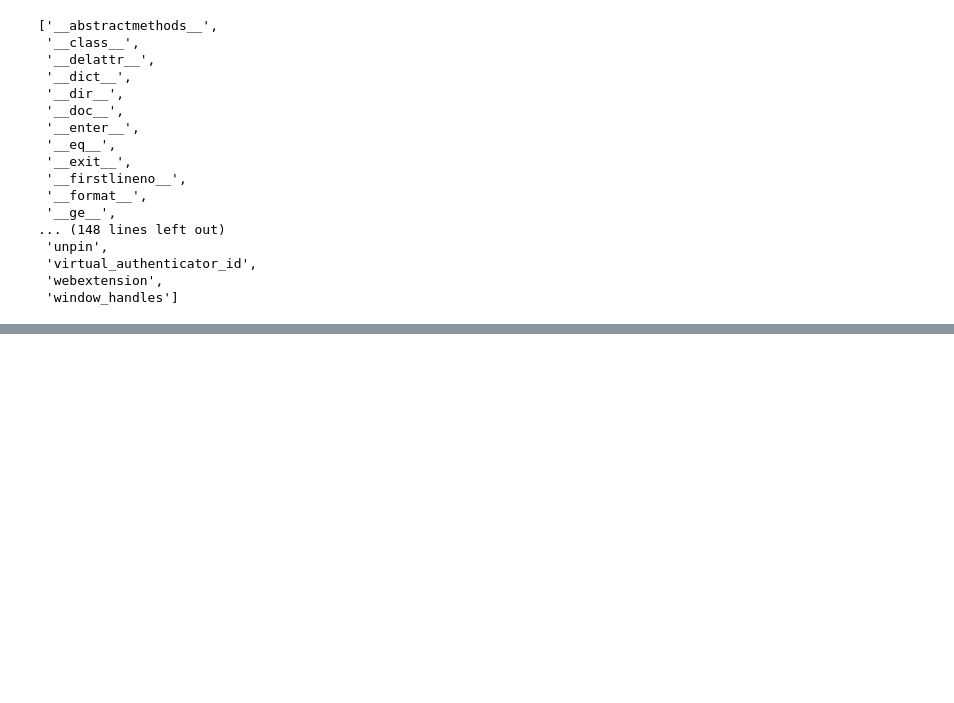
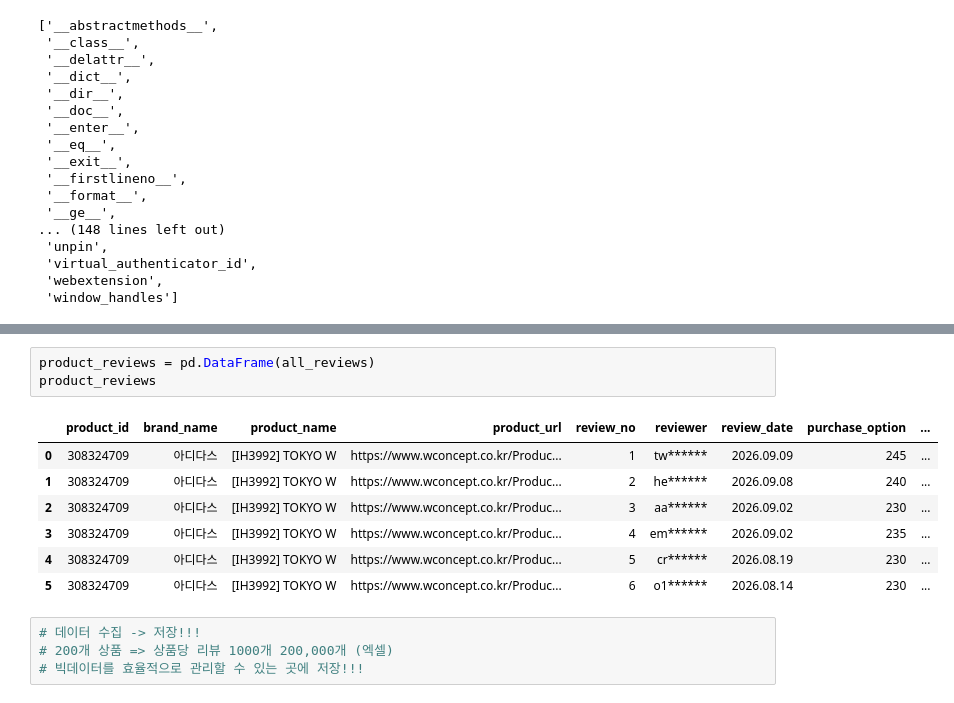
Before and after one commit to Divjason/datamarketing-Megastuty-260828, a Jupyter notebook: 260909/wconcept.ipynb, the cells around one changed output, grey strips where cells are left out. Saved outputs shown, nothing was run; the diff lists cells and outputs as text; blank space fills up the shorter version.

```diff
--- a/260909/wconcept.ipynb
+++ b/260909/wconcept.ipynb
@@ -286,0 +414,15 @@ dir(items)
+# %%
+product_reviews = pd.DataFrame(all_reviews)
+product_reviews
+# %% [output]
+|  | product_id | brand_name | product_name | product_url | review_no | reviewer | review_date | purchase_option | ... |
+| 0 | 308324709 | 아디다스 | [IH3992] TOKYO W | https://www.wconcept.co.kr/Produc... | 1 | tw****** | 2026.09.09 | 245 | ... |
+| 1 | 308324709 | 아디다스 | [IH3992] TOKYO W | https://www.wconcept.co.kr/Produc... | 2 | he****** | 2026.09.08 | 240 | ... |
+| 2 | 308324709 | 아디다스 | [IH3992] TOKYO W | https://www.wconcept.co.kr/Produc... | 3 | aa****** | 2026.09.02 | 230 | ... |
+| 3 | 308324709 | 아디다스 | [IH3992] TOKYO W | https://www.wconcept.co.kr/Produc... | 4 | em****** | 2026.09.02 | 235 | ... |
+| 4 | 308324709 | 아디다스 | [IH3992] TOKYO W | https://www.wconcept.co.kr/Produc... | 5 | cr****** | 2026.08.19 | 230 | ... |
+| 5 | 308324709 | 아디다스 | [IH3992] TOKYO W | https://www.wconcept.co.kr/Produc... | 6 | o1****** | 2026.08.14 | 230 | ... |
+# %%
+# 데이터 수집 -> 저장!!!
+# 200개 상품 => 상품당 리뷰 1000개 200,000개 (엑셀)
+# 빅데이터를 효율적으로 관리할 수 있는 곳에 저장!!!
```
Also changed, not shown: parts of 3 cells of this notebook, 7 other files.
